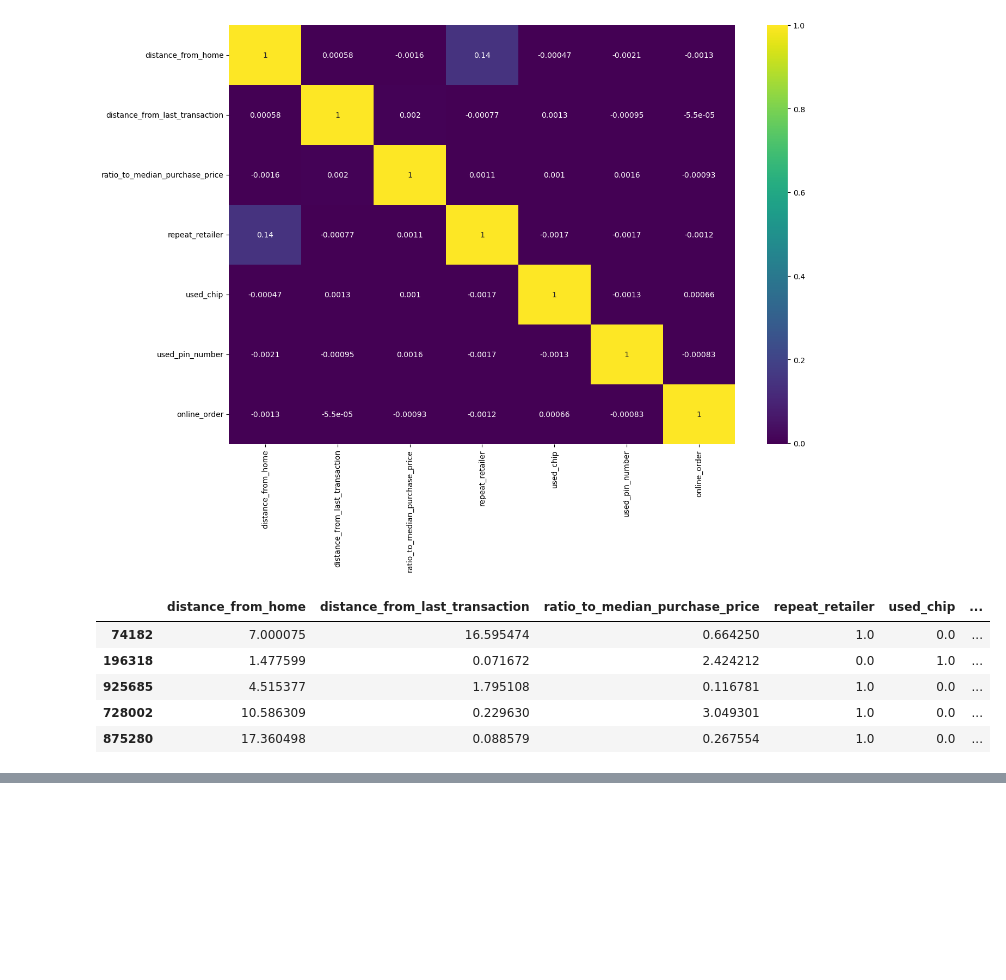
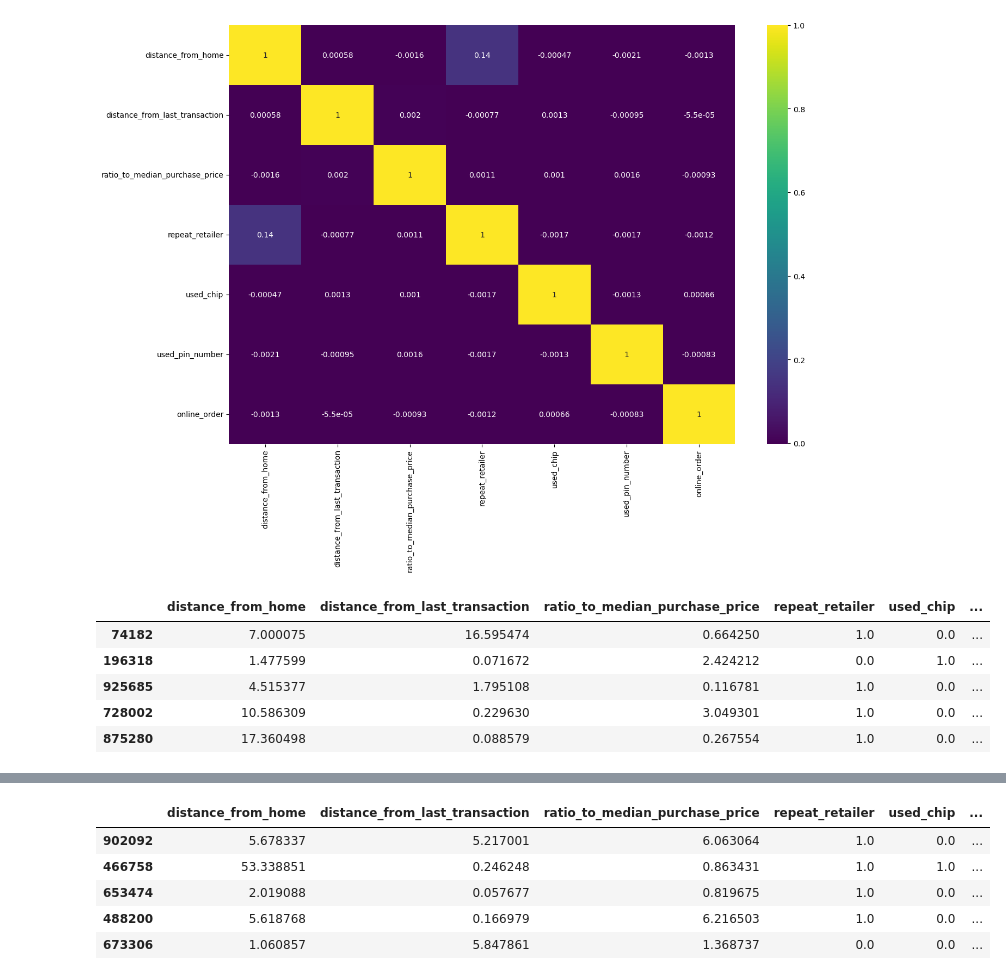
Before and after one commit to suhasmaddali/Credit-Card-Fraud-Detection, a Jupyter notebook: Credit Card Fraud Detection.ipynb, the cells around one changed output, grey strips where cells are left out. Saved outputs shown, nothing was run; the diff lists cells and outputs as text; code cells hidden in the pictures; blank space fills up the shorter version.

```diff
--- a/Credit Card Fraud Detection.ipynb
+++ b/Credit Card Fraud Detection.ipynb
@@ -122,0 +135,9 @@ ModuleNotFoundError: No module named 'xgboost'
+# %%
+X_test.head()
+# %% [output]
+|  | distance_from_home | distance_from_last_transaction | ratio_to_median_purchase_price | repeat_retailer | used_chip | ... |
+| 902092 | 5.678337 | 5.217001 | 6.063064 | 1.0 | 0.0 | ... |
+| 466758 | 53.338851 | 0.246248 | 0.863431 | 1.0 | 1.0 | ... |
+| 653474 | 2.019088 | 0.057677 | 0.819675 | 1.0 | 0.0 | ... |
+| 488200 | 5.618768 | 0.166979 | 6.216503 | 1.0 | 0.0 | ... |
+| 673306 | 1.060857 | 5.847861 | 1.368737 | 0.0 | 0.0 | ... |
```
Also changed, not shown: parts of 13 cells of this notebook.
